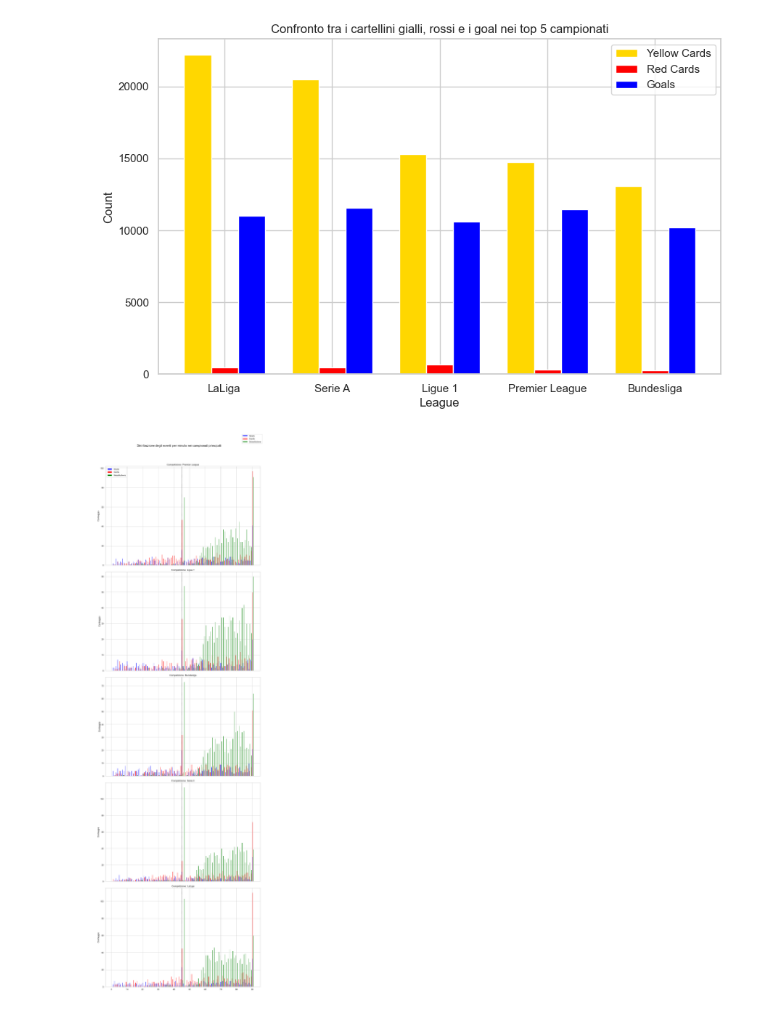
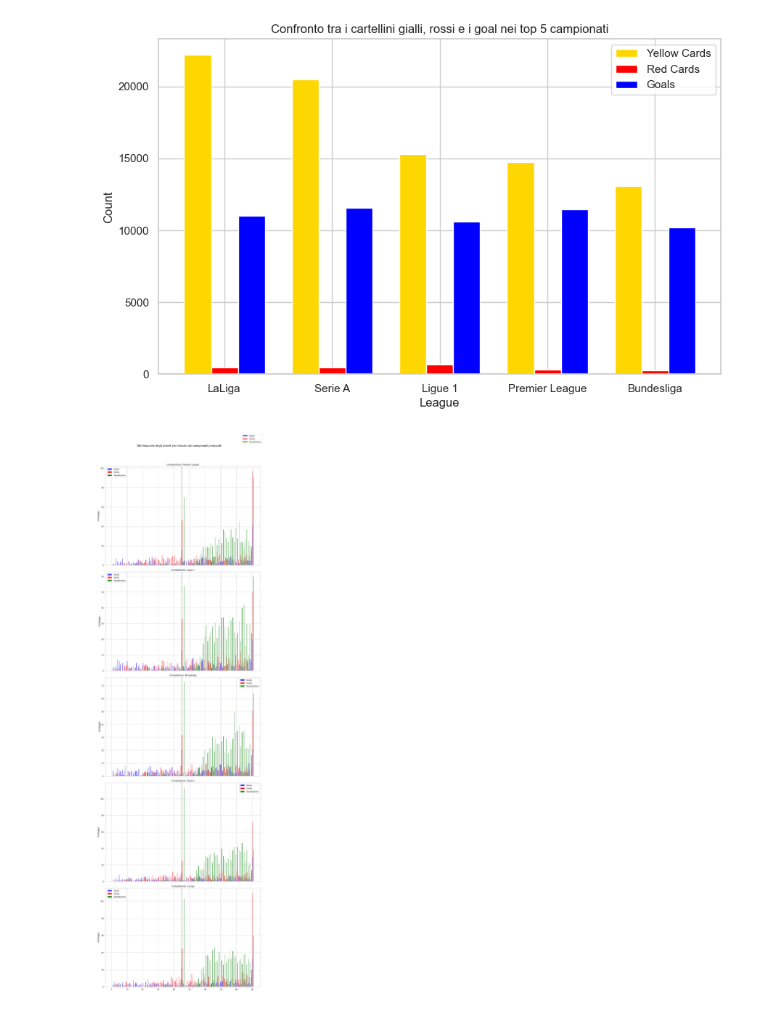
Before and after one commit to RiccardoPili/Football-Data-Analysis, a Jupyter notebook: data_analysis_visualization/competitions_stats.ipynb, the cells around one changed output. Cells and saved outputs as stored; diff of their text form; code cells hidden in the pictures.

```diff
--- a/data_analysis_visualization/competitions_stats.ipynb
+++ b/data_analysis_visualization/competitions_stats.ipynb
@@ -302,33 +302,32 @@ event_types = list(colors.keys())
 bar_width = 0.3
 offsets = [0, bar_width, 2 * bar_width]
 
 for i, competition in enumerate(comp_names):
     ax = axes[i]
 
     # Filtra i dati per il campionato attuale
     comp_data = aggregated_data[aggregated_data['name'] == competition]
 
     # Crea barre separate per ogni tipo di evento
     for j, event_type in enumerate(event_types):
         event_data = comp_data[comp_data['type'] == event_type]
         ax.bar(event_data['minute'] + offsets[j], event_data['count'],
                color=colors[event_type], label=event_type, width=bar_width)
 
     ax.axvline(x=45, color='black', linestyle='--', linewidth=1)
     ax.set_title(f'Competizione: {competition}')
     ax.set_ylabel('Conteggio')
     ax.set_xticks(range(0, 91, 10))
     ax.set_xticklabels(range(0, 91, 10))
 
     # Aggiungi la legenda solo nel primo grafico
-    if i == 0:
-        ax.legend()
+    ax.legend()
 
 # Crea la legenda
 handles = [plt.Line2D([0], [0], color=color, lw=4) for color in colors.values()]
 fig.legend(handles, colors.keys(), loc='upper right')
 
 plt.tight_layout(rect=[0, 0, 1, 0.96])
 plt.show()
 # %% [output]
-[figure, old version]
+[figure, new version]
```
Also changed, not shown: 2 other files.
